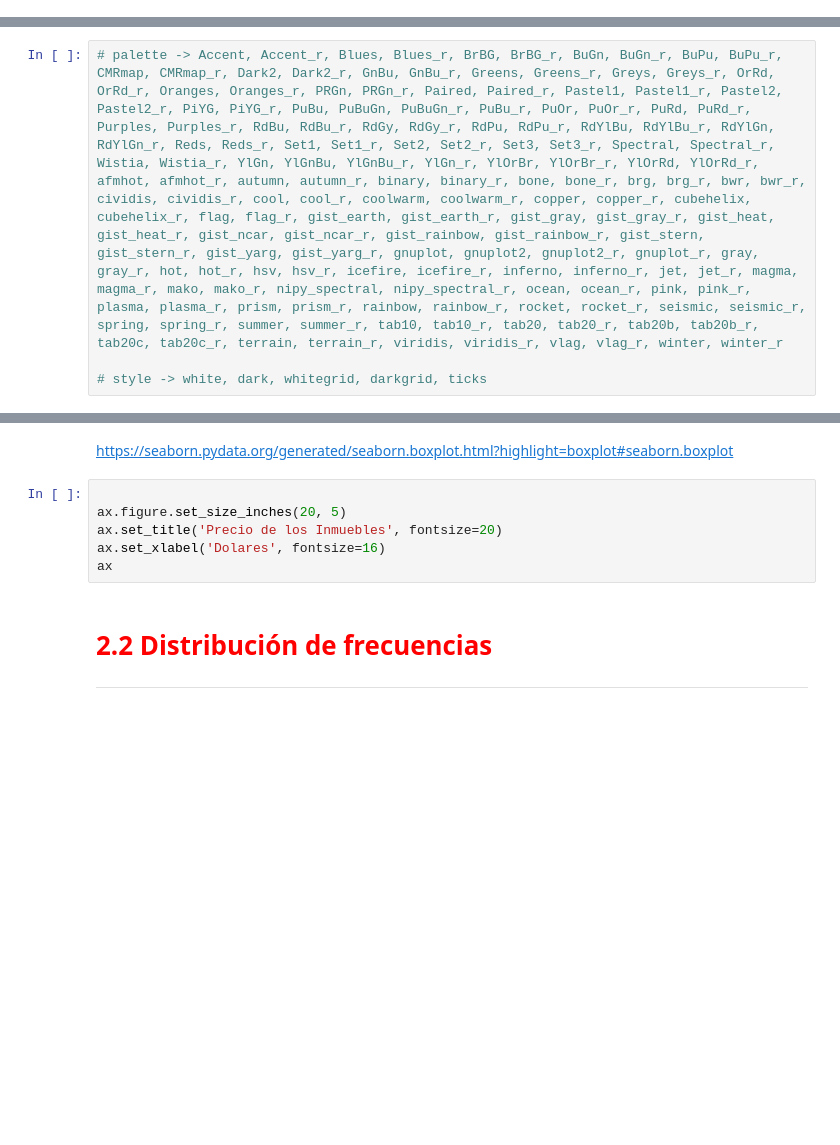
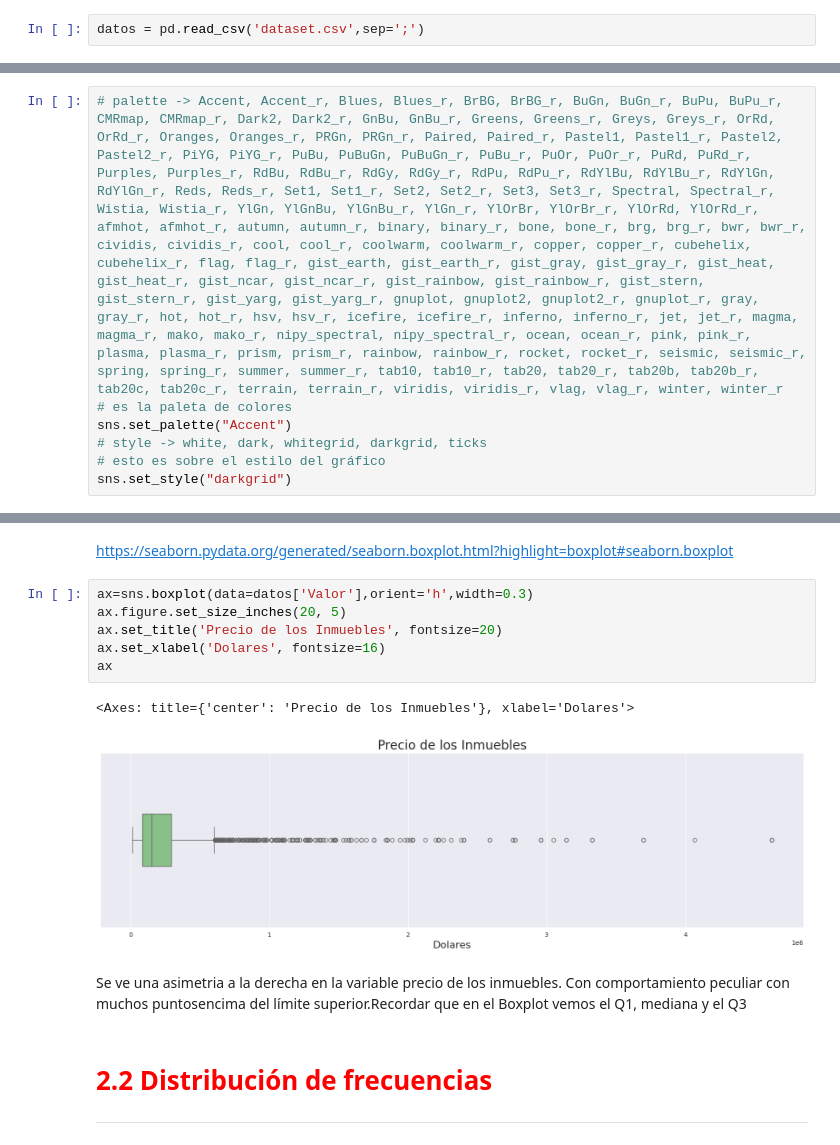
Before and after one commit to evs-11/Regresion-Lineal-II, a Jupyter notebook: Regresión_Lineal_II.ipynb, the cells around one changed output, grey strips where cells are left out. Saved outputs shown, nothing was run; the diff lists cells and outputs as text; blank space fills up the shorter version.

```diff
--- a/Regresión_Lineal_II.ipynb
+++ b/Regresión_Lineal_II.ipynb
@@ -29,5 +31,7 @@ https://pandas.pydata.org/
 </ul>
 # %% [markdown]
 ## Lectura de los datos
+# %%
+datos = pd.read_csv('dataset.csv',sep=';')
 # %% [markdown]
 ## Ver los datos
@@ -53,8 +101,11 @@ https://seaborn.pydata.org/
 ## Configuración del formato de los gráficos
 # %%
 # palette -> Accent, Accent_r, Blues, Blues_r, BrBG, BrBG_r, BuGn, BuGn_r, BuPu, BuPu_r, CMRmap, CMRmap_r, Dark2, Dark2_r, GnBu, GnBu_r, Greens, Greens_r, Greys, Greys_r, OrRd, OrRd_r, Oranges, Oranges_r, PRGn, PRGn_r, Paired, Paired_r, Pastel1, Pastel1_r, Pastel2, Pastel2_r, PiYG, PiYG_r, PuBu, PuBuGn, PuBuGn_r, PuBu_r, PuOr, PuOr_r, PuRd, PuRd_r, Purples, Purples_r, RdBu, RdBu_r, RdGy, RdGy_r, RdPu, RdPu_r, RdYlBu, RdYlBu_r, RdYlGn, RdYlGn_r, Reds, Reds_r, Set1, Set1_r, Set2, Set2_r, Set3, Set3_r, Spectral, Spectral_r, Wistia, Wistia_r, YlGn, YlGnBu, YlGnBu_r, YlGn_r, YlOrBr, YlOrBr_r, YlOrRd, YlOrRd_r, afmhot, afmhot_r, autumn, autumn_r, binary, binary_r, bone, bone_r, brg, brg_r, bwr, bwr_r, cividis, cividis_r, cool, cool_r, coolwarm, coolwarm_r, copper, copper_r, cubehelix, cubehelix_r, flag, flag_r, gist_earth, gist_earth_r, gist_gray, gist_gray_r, gist_heat, gist_heat_r, gist_ncar, gist_ncar_r, gist_rainbow, gist_rainbow_r, gist_stern, gist_stern_r, gist_yarg, gist_yarg_r, gnuplot, gnuplot2, gnuplot2_r, gnuplot_r, gray, gray_r, hot, hot_r, hsv, hsv_r, icefire, icefire_r, inferno, inferno_r, jet, jet_r, magma, magma_r, mako, mako_r, nipy_spectral, nipy_spectral_r, ocean, ocean_r, pink, pink_r, plasma, plasma_r, prism, prism_r, rainbow, rainbow_r, rocket, rocket_r, seismic, seismic_r, spring, spring_r, summer, summer_r, tab10, tab10_r, tab20, tab20_r, tab20b, tab20b_r, tab20c, tab20c_r, terrain, terrain_r, viridis, viridis_r, vlag, vlag_r, winter, winter_r
-
+# es la paleta de colores
+sns.set_palette("Accent")
 # style -> white, dark, whitegrid, darkgrid, ticks
+# esto es sobre el estilo del gráfico
+sns.set_style("darkgrid")
 # %% [markdown]
 ## Box plot de la variable *dependiente* (y)
 # %% [markdown]
@@ -62,11 +113,16 @@ https://seaborn.pydata.org/
 # %% [markdown]
 https://seaborn.pydata.org/generated/seaborn.boxplot.html?highlight=boxplot#seaborn.boxplot
 # %%
-
+ax=sns.boxplot(data=datos['Valor'],orient='h',width=0.3)
 ax.figure.set_size_inches(20, 5)
 ax.set_title('Precio de los Inmuebles', fontsize=20)
 ax.set_xlabel('Dolares', fontsize=16)
 ax
+# %% [output]
+<Axes: title={'center': 'Precio de los Inmuebles'}, xlabel='Dolares'>
+[figure, added]
+# %% [markdown]
+Se ve una asimetria a la derecha en la variable precio de los inmuebles. Con comportamiento peculiar con muchos puntosencima del límite superior.Recordar que en el Boxplot vemos el Q1, mediana y el Q3
 # %% [markdown]
 # <font color='red' style='font-size: 30px;'>2.2 Distribución de frecuencias</font>
 <hr style='border: 2px solid red;'>
```
Also changed, not shown: parts of 21 cells of this notebook.
